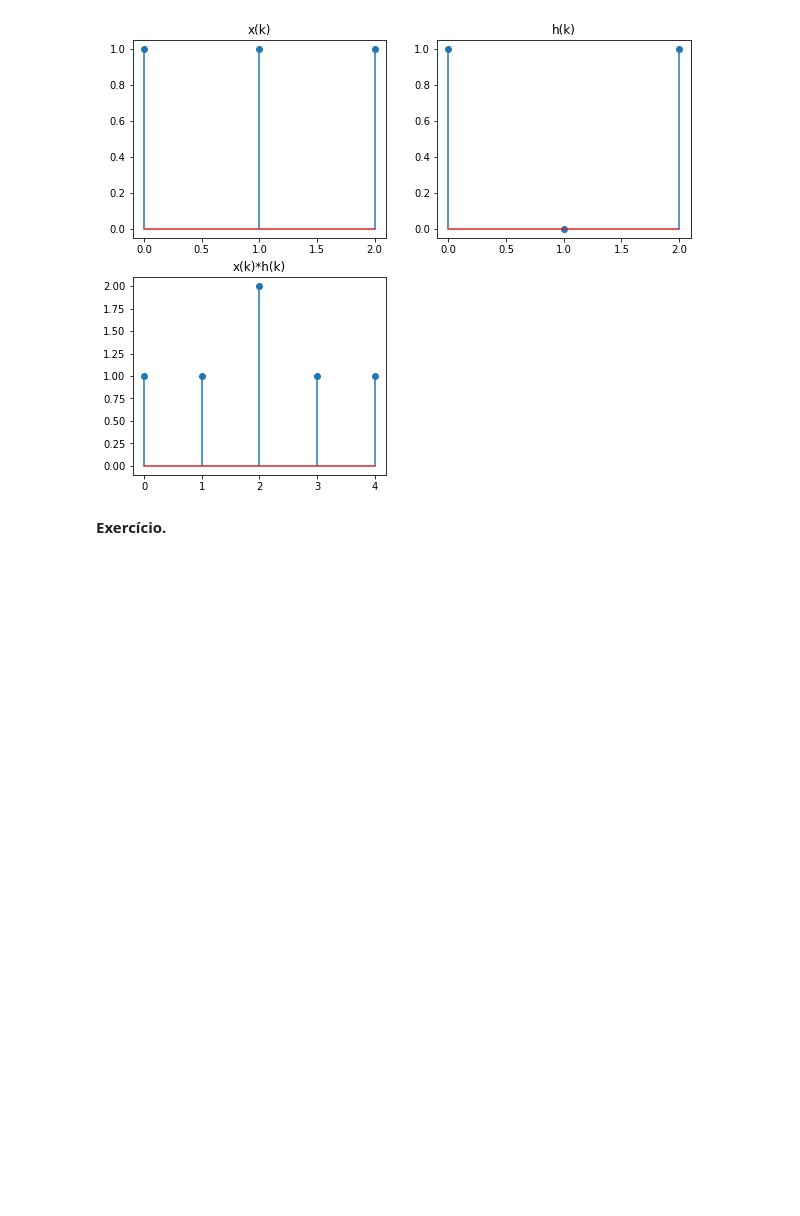
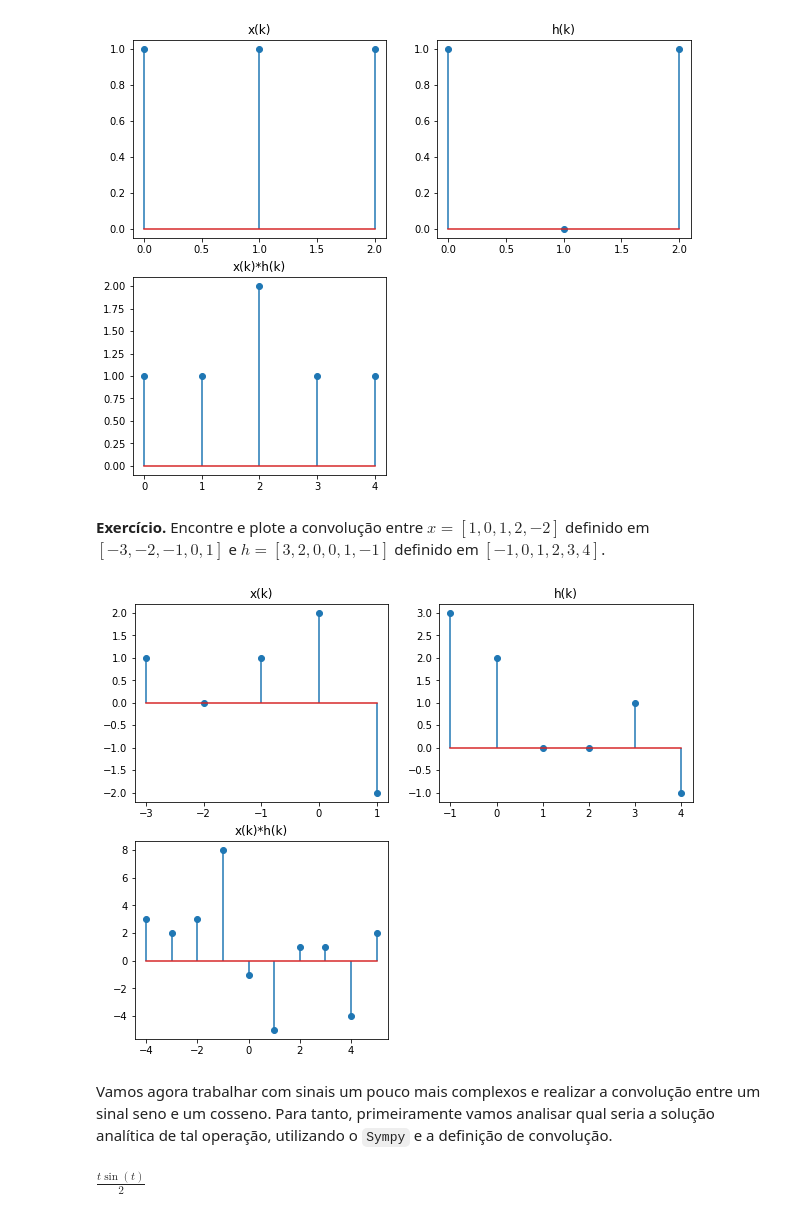
Before and after one commit to georgefranca/analisedesinais, a Jupyter notebook: Aulas/06_Sinais.ipynb, the cells around one changed output. Saved outputs shown, nothing was run; the diff lists cells and outputs as text; code cells hidden in the pictures; blank space fills up the shorter version.

```diff
--- a/Aulas/06_Sinais.ipynb
+++ b/Aulas/06_Sinais.ipynb
@@ -115,4 +155,18 @@ calc_conv([1, 1, 1], [0, 1, 2], [1, 0, 1], [0, 1, 2])
 # %% [output]
 [figure]
 # %% [markdown]
-**Exercício.**
+**Exercício.** Encontre e plote a convolução entre $x = [1, 0, 1, 2, -2]$ definido em $[-3, -2, -1, 0, 1]$ e $h = [3, 2, 0, 0, 1, -1]$ definido em $[-1, 0, 1, 2, 3, 4]$.
+# %%
+calc_conv([1, 0, 1, 2, -2], [-3, -2, -1, 0, 1], [3, 2, 0, 0, 1, -1], [-1, 0, 1, 2, 3, 4])
+# %% [output]
+[figure, added]
+# %% [markdown]
+Vamos agora trabalhar com sinais um pouco mais complexos e realizar a convolução entre um sinal seno e um cosseno. Para tanto, primeiramente vamos analisar qual seria a solução analítica de tal operação, utilizando o `Sympy` e a definição de convolução.
+# %%
+import sympy as smp
+
+t, tau = smp.symbols('t tau')
+sol = smp.integrate(smp.sin(t - tau) * smp.cos(tau), (tau, 0, t))
+sol
+# %% [output]
+$\displaystyle \frac{t \sin{\left(t \right)}}{2}$
```
Also changed, not shown: parts of 13 cells of this notebook.
